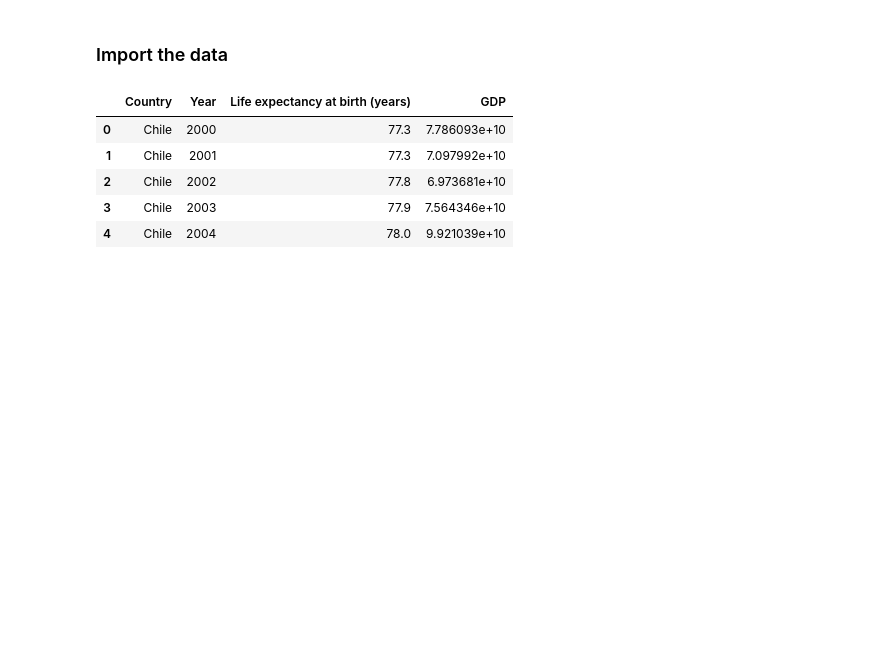
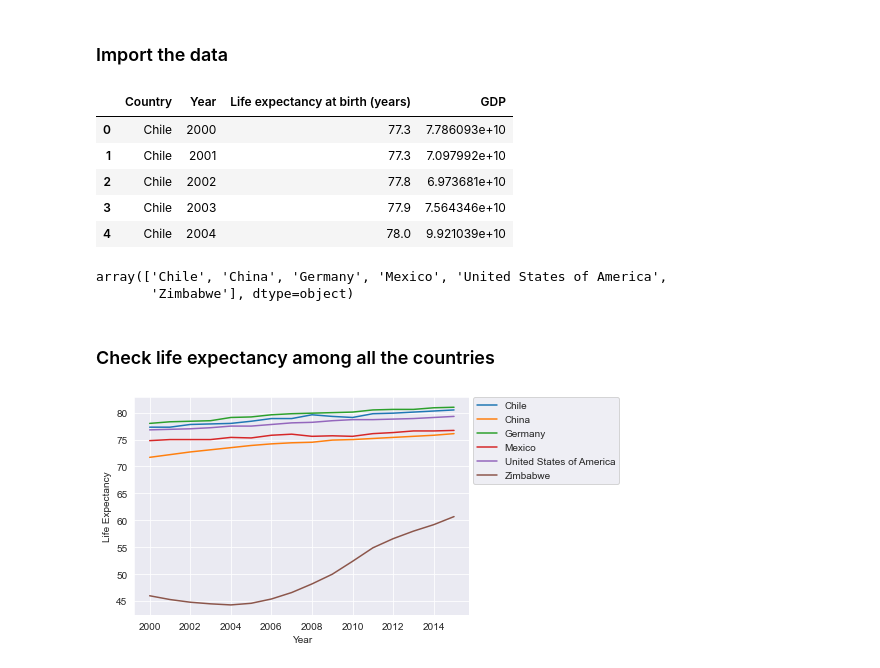
Before and after one commit to clccode/Life-Expectancy-and-GDP, a Jupyter notebook: life_expectancy_gdp.ipynb, the cells around one changed output. Drawn from its saved outputs; the diff is of its cells as text; code cells hidden in the pictures; blank space fills up the shorter version.

```diff
--- a/life_expectancy_gdp.ipynb
+++ b/life_expectancy_gdp.ipynb
@@ -18,3 +18,9 @@ df.head()
 | 2 | Chile | 2002 | 77.8 | 6.973681e+10 |
 | 3 | Chile | 2003 | 77.9 | 7.564346e+10 |
 | 4 | Chile | 2004 | 78.0 | 9.921039e+10 |
+# %%
+# Which countries are included?
+df['Country'].unique()
+# %% [output]
+array(['Chile', 'China', 'Germany', 'Mexico', 'United States of America',
+       'Zimbabwe'], dtype=object)
@@ -20,0 +35,10 @@ df.head()
+# %% [markdown]
+### Check life expectancy among all the countries
+# %%
+sns.set_style('darkgrid')
+ax = sns.lineplot(data=df, x='Year', y='Life expectancy at birth (years)', hue='Country')
+ax.set_ylabel('Life Expectancy')
+plt.legend(bbox_to_anchor=(1.01, 1),borderaxespad=0)
+plt.show()
+# %% [output]
+[figure, added]
```
Also changed, not shown: parts of 19 cells of this notebook.
